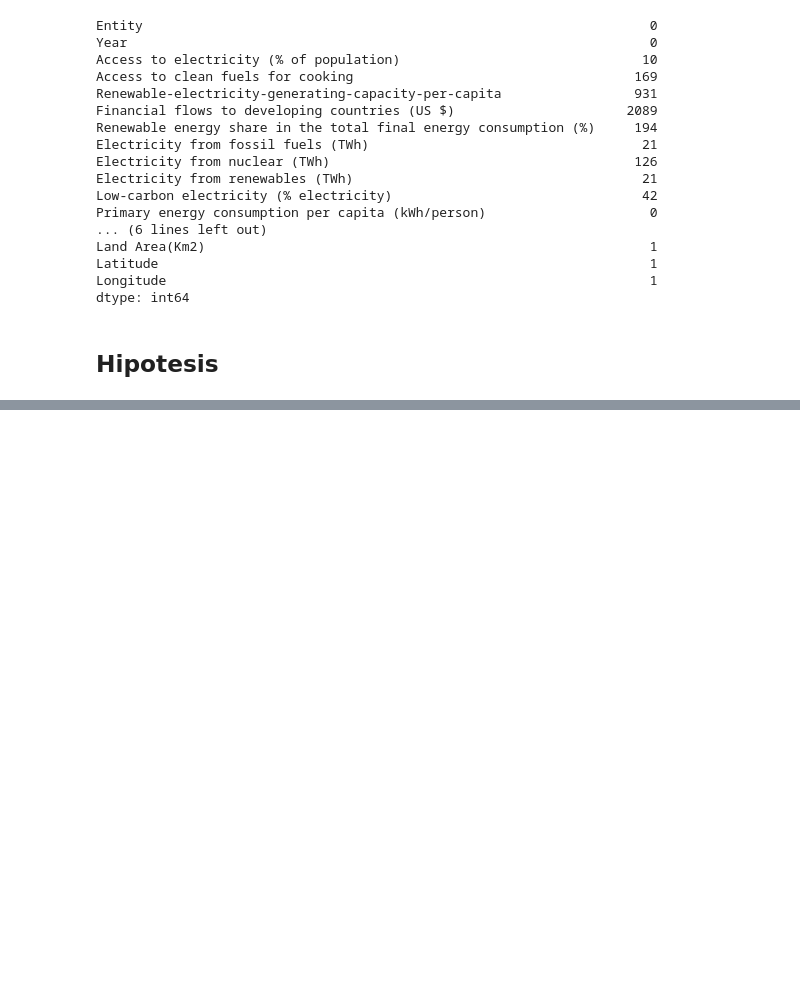
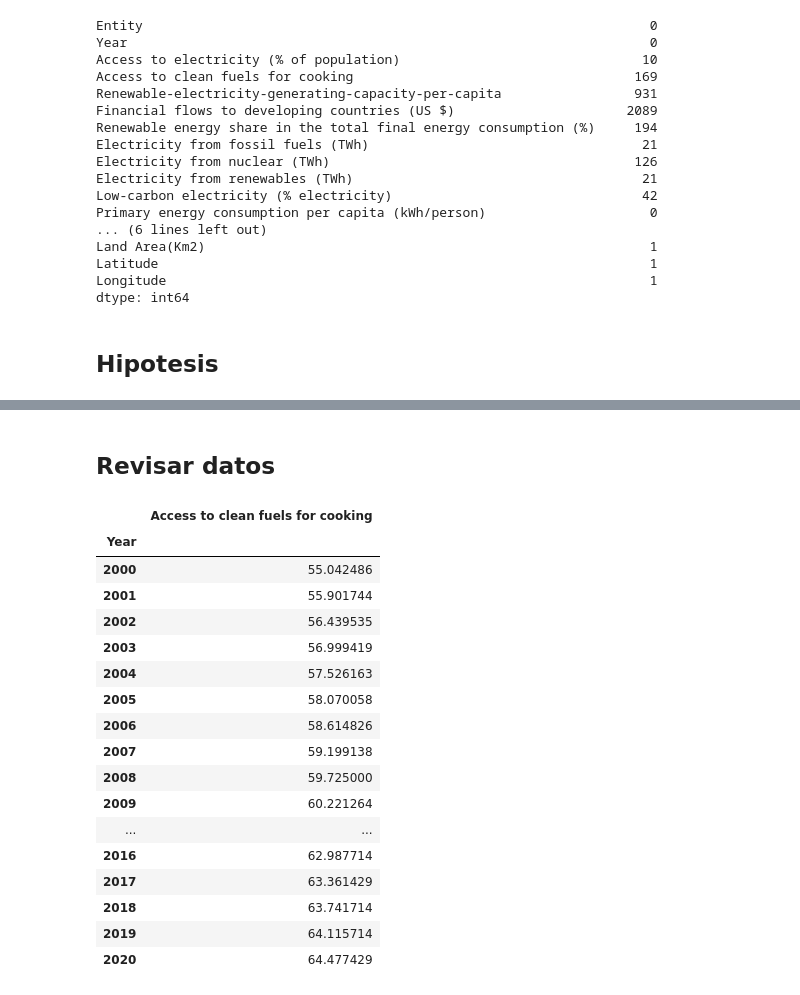
Before and after one commit to Leireal/ENERGIA, a Jupyter notebook: sustainable_energy.ipynb, the cells around one changed output, grey strips where cells are left out. Cells and saved outputs as stored; diff of their text form; code cells hidden in the pictures; blank space fills up the shorter version.

```diff
--- a/sustainable_energy.ipynb
+++ b/sustainable_energy.ipynb
@@ -187,0 +194,6 @@ Relación entre “Renewable energy share in the total final energy consumption
+# %%
+df_energy_limpio=df_energy.fillna(0)
+# %%
+#cambiar los nombres de las columnas
+df_energy_limpio.columns = [col.replace('$', 'dolar') for col in df_energy_limpio.columns]
+df_energy_limpio.columns = [col.replace('%', 'perc') for col in df_energy_limpio.columns]
@@ -187,0 +220,25 @@ Relación entre “Renewable energy share in the total final energy consumption
+# %% [markdown]
+## Revisar datos
+# %%
+df_access=df_energy_limpio.groupby("Year")[["Access to clean fuels for cooking"]].mean()
+
+df_access
+# %% [output]
+|  | Access to clean fuels for cooking |
+| Year |  |
+| 2000 | 55.042486 |
+| 2001 | 55.901744 |
+| 2002 | 56.439535 |
+| 2003 | 56.999419 |
+| 2004 | 57.526163 |
+| 2005 | 58.070058 |
+| 2006 | 58.614826 |
+| 2007 | 59.199138 |
+| 2008 | 59.725000 |
+| 2009 | 60.221264 |
+| ... | ... |
+| 2016 | 62.987714 |
+| 2017 | 63.361429 |
+| 2018 | 63.741714 |
+| 2019 | 64.115714 |
+| 2020 | 64.477429 |
```
Also changed, not shown: parts of 8 cells of this notebook, 1 other file.
